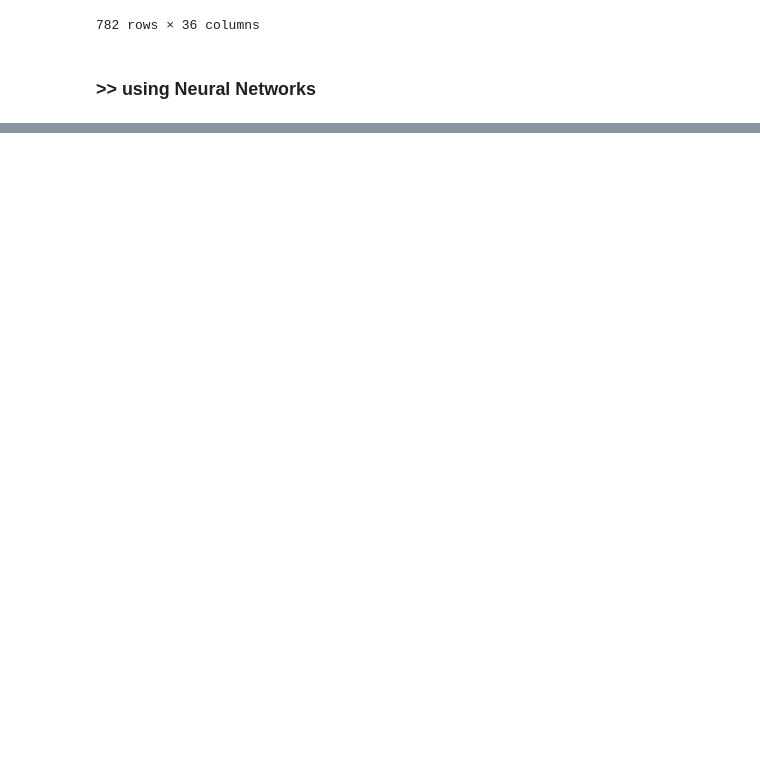
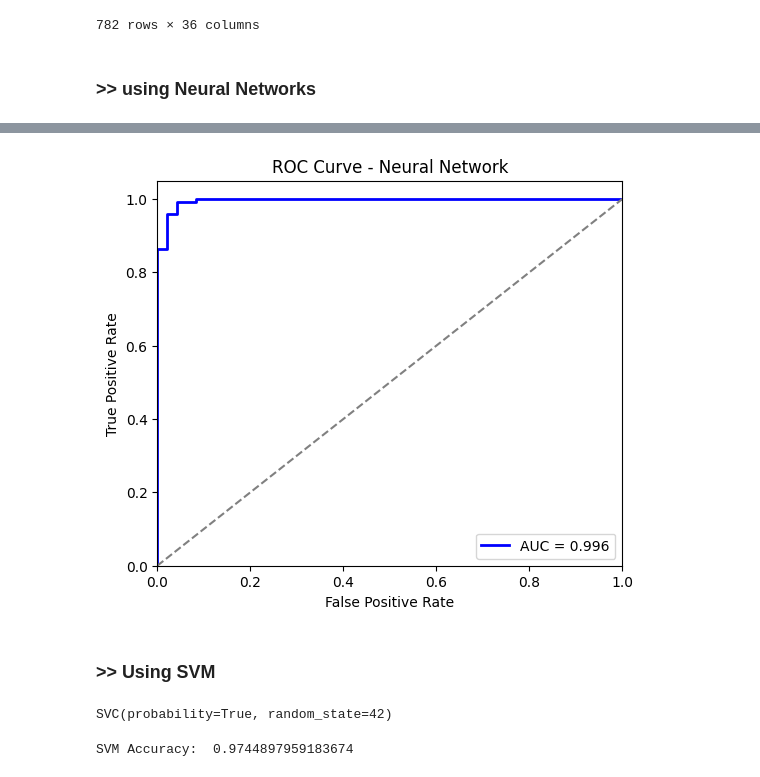
Before and after one commit to A-janjan/ml_practices, a Jupyter notebook: university/ml/final project/development.ipynb, the cells around one changed output, grey strips where cells are left out. Cells and saved outputs as stored; diff of their text form; code cells hidden in the pictures; blank space fills up the shorter version.

```diff
--- a/university/ml/final project/development.ipynb
+++ b/university/ml/final project/development.ipynb
@@ -85,3 +100,21 @@ X_train, X_test, y_train, y_test = train_test_split(X, y, test_size=0.25, strati
+# %%
+import matplotlib.pyplot as plt
+from sklearn.metrics import roc_curve, auc
+
+def plot_roc_curve(y_true, y_probs, model_name="Classifier"):
+    fpr, tpr, _ = roc_curve(y_true, y_probs)  # Get FPR & TPR
+    roc_auc = auc(fpr, tpr)  # Compute AUC score
+
+    plt.figure(figsize=(6, 5))
+    plt.plot(fpr, tpr, color="blue", lw=2, label=f"AUC = {roc_auc:.3f}")
+    plt.plot([0, 1], [0, 1], color="gray", linestyle="--")  # Diagonal line for random guessing
+    plt.xlim([0.0, 1.0])
+    plt.ylim([0.0, 1.05])
+    plt.xlabel("False Positive Rate")
+    plt.ylabel("True Positive Rate")
+    plt.title(f"ROC Curve - {model_name}")
+    plt.legend(loc="lower right")
+    plt.show()
 # %% [markdown]
 ### >> using Neural Networks
 # %%
@@ -165,0 +205,4 @@ plt.show()
+# %%
+y_probs_nn = model.predict(X_test).flatten()  # Get probabilities
+plot_roc_curve(y_test, y_probs_nn, "Neural Network")
+# %% [output]
@@ -165,0 +210,16 @@ plt.show()
+[figure, added]
+# %% [markdown]
+### >> Using SVM
+# %%
+from sklearn.svm import SVC
+from sklearn.metrics import accuracy_score
+
+svm_model = SVC(kernel='rbf', C=1.0, probability=True, random_state=42)
+svm_model.fit(X_train, y_train)
+# %% [output]
+SVC(probability=True, random_state=42)
+# %%
+y_pred_svm = svm_model.predict(X_test)
+print("SVM Accuracy: ", accuracy_score(y_test, y_pred_svm))
+# %% [output]
+SVM Accuracy:  0.9744897959183674
```
Also changed, not shown: parts of 37 cells of this notebook, 1 other file.
